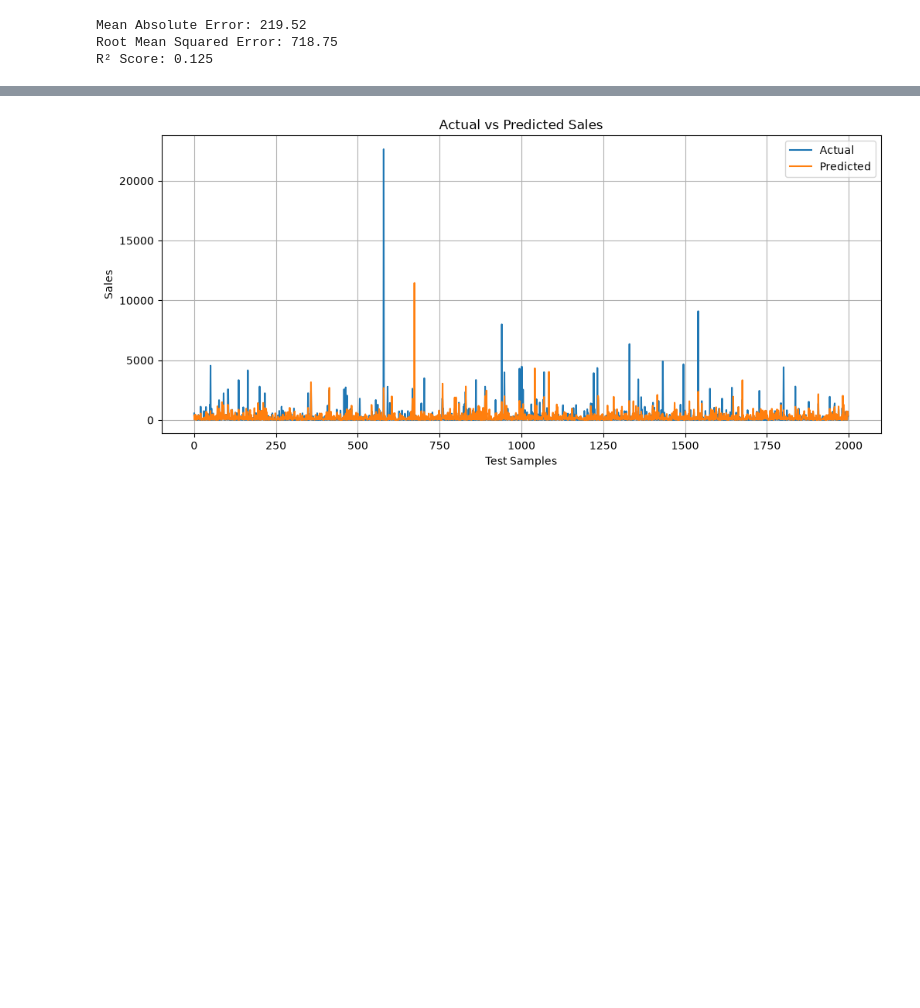
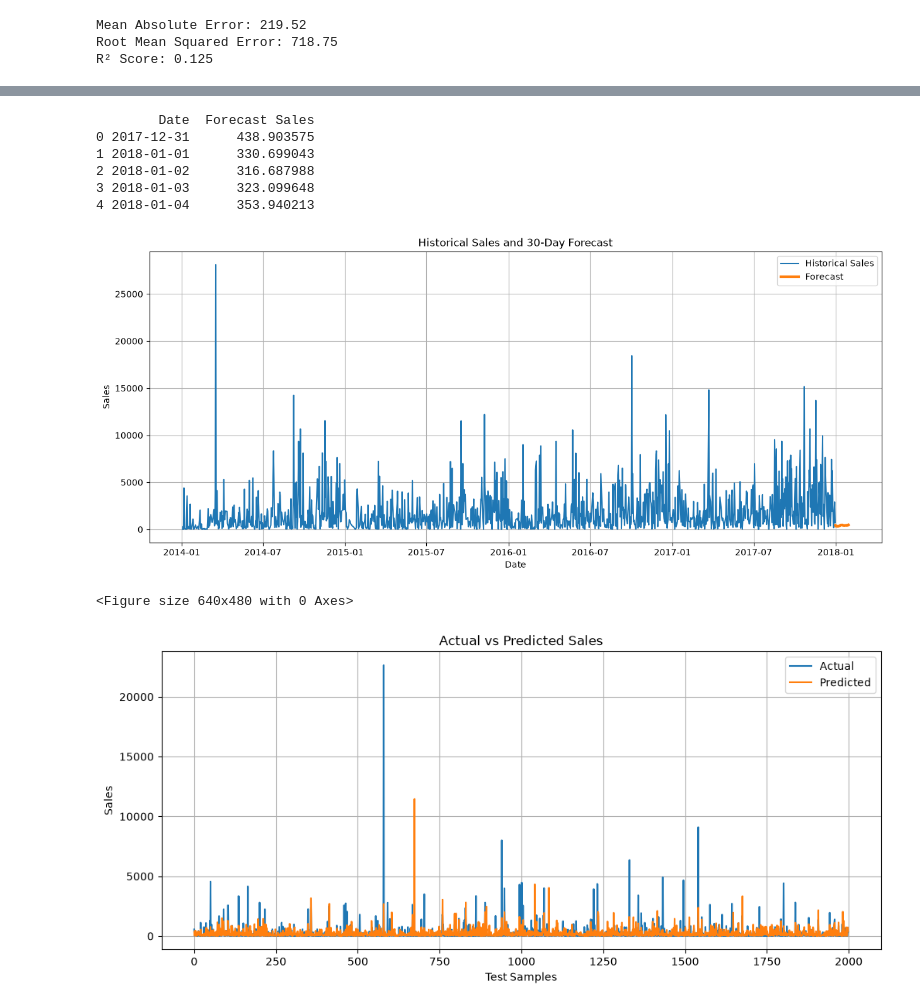
Before and after one commit to AMAL-A-A/FUTURE_ML_01, a Jupyter notebook: Sales_Forecasting.ipynb, the cells around one changed output, grey strips where cells are left out. Cells and saved outputs as stored; diff of their text form; code cells hidden in the pictures; blank space fills up the shorter version.

Commit message:
Added historical sales forecast visualization

```diff
--- a/Sales_Forecasting.ipynb
+++ b/Sales_Forecasting.ipynb
@@ -260,0 +300,27 @@ R² Score: 0.125
+# %%
+future_encoded = pd.get_dummies(
+    future_df,
+    columns=["Category", "Sub-Category", "Region"],
+    drop_first=True
+)
+
+future_encoded = future_encoded.reindex(
+    columns=X.columns,
+    fill_value=0
+)
+# %%
+future_predictions = model.predict(future_encoded)
+
+future_forecast = pd.DataFrame({
+    "Date": future_dates,
+    "Forecast Sales": future_predictions
+})
+
+print(future_forecast.head())
+# %% [output]
+        Date  Forecast Sales
+0 2017-12-31      438.903575
+1 2018-01-01      330.699043
+2 2018-01-02      316.687988
+3 2018-01-03      323.099648
+4 2018-01-04      353.940213
@@ -261,3 +332,40 @@ R² Score: 0.125
+# %%
+plt.figure(figsize=(15,6))
+
+# Historical Sales
+plt.plot(
+    historical_sales["Date"],
+    historical_sales["Sales"],
+    label="Historical Sales"
+)
+
+# Forecast
+plt.plot(
+    future_forecast["Date"],
+    future_forecast["Forecast Sales"],
+    label="Forecast",
+    linewidth=3
+)
+
+plt.title("Historical Sales and 30-Day Forecast")
+plt.xlabel("Date")
+plt.ylabel("Sales")
+plt.legend()
+plt.grid(True)
+
+plt.show()
+# %% [output]
+[figure, added]
+# %%
+plt.savefig(
+    "images/historical_forecast.png",
+    dpi=300,
+    bbox_inches="tight"
+)
+
+plt.show()
+# %% [output]
+<Figure size 640x480 with 0 Axes>
 # %%
 plt.figure(figsize=(12,5))
 
```
Also changed, not shown: parts of 7 cells of this notebook, 2 other files.
